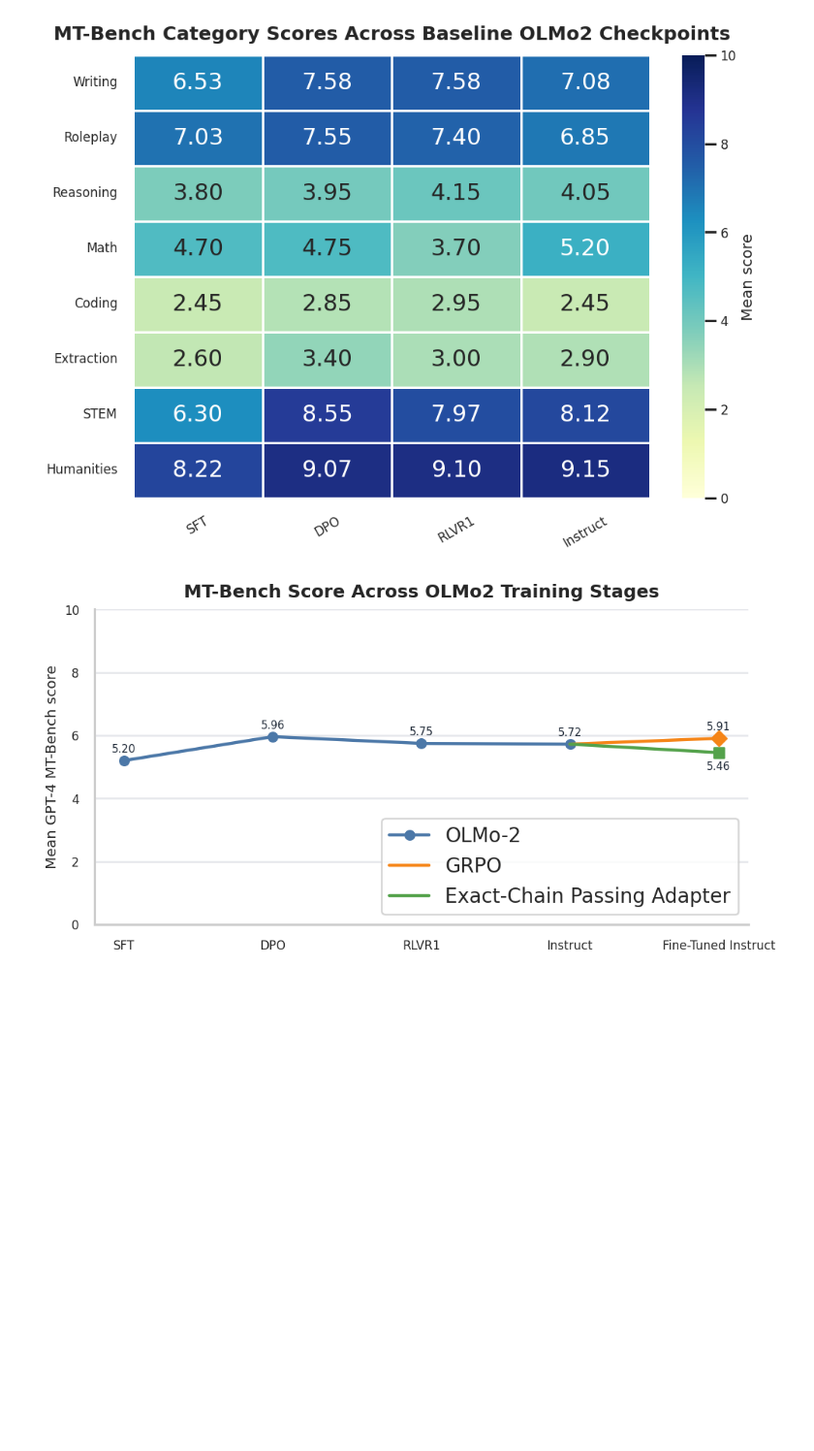
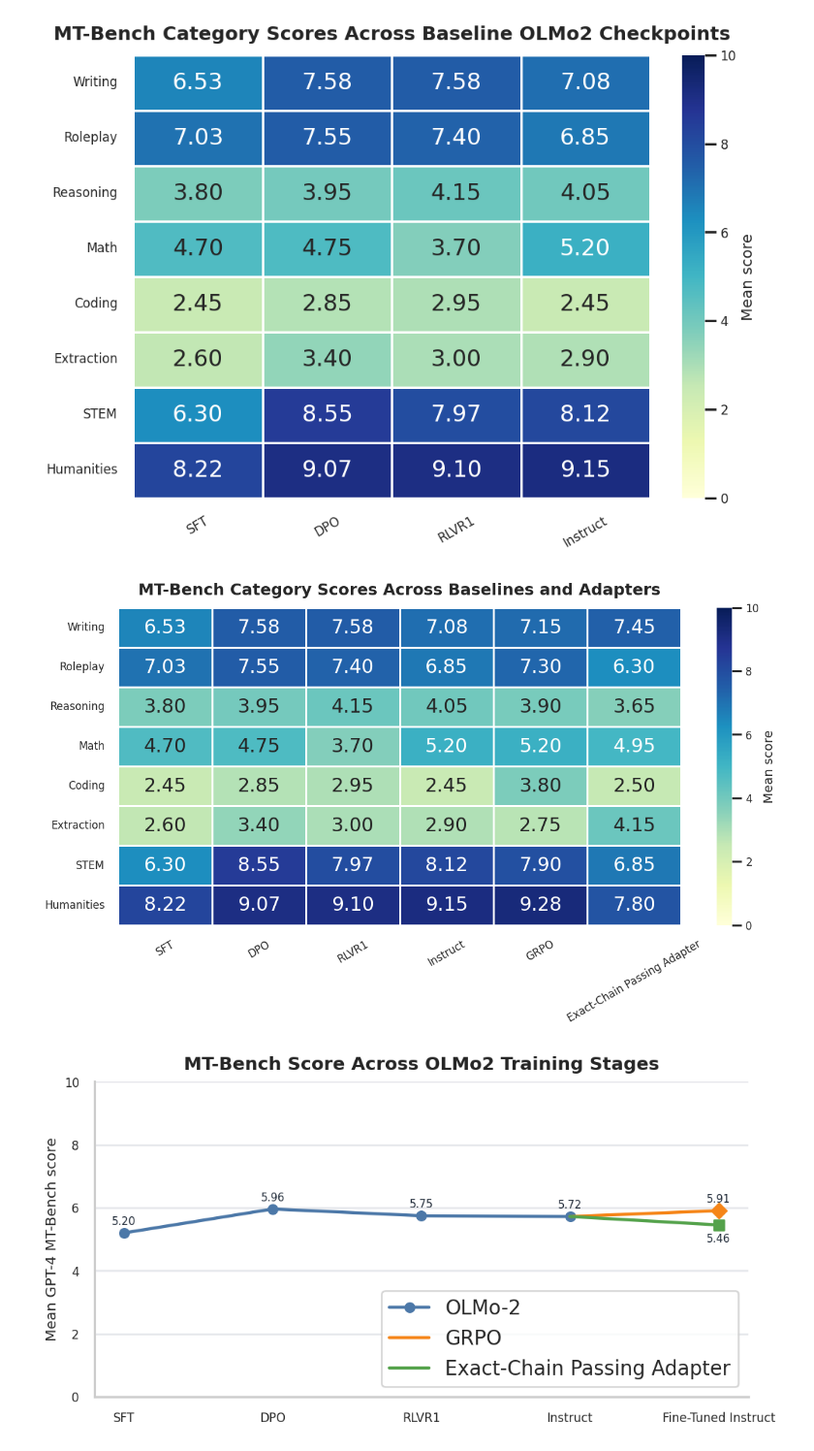
Before and after one commit to AngadK89/robust-auditing, a Jupyter notebook: notebooks/plot_olmo2_mt_bench.ipynb, the cells around one changed output. Shown at 97% size. Cells and saved outputs as stored; diff of their text form; code cells hidden in the pictures; blank space fills up the shorter version.

Commit message:
feat: Updated MT-Bench notebook.

```diff
--- a/notebooks/plot_olmo2_mt_bench.ipynb
+++ b/notebooks/plot_olmo2_mt_bench.ipynb
@@ -51,6 +51,11 @@ BASELINE_MODEL_IDS = [
     "olmo2_1b_rlvr1",
     "olmo2_1b_instruct",
 ]
+EXTENDED_HEATMAP_MODEL_IDS = [
+    *BASELINE_MODEL_IDS,
+    "grpo_10k_ft_leftpad",
+    "passed_harmmean_exact_chain_hhsamples_seed3",
+]
 DISPLAY_MODEL_LABELS = {model_id: MODEL_LABELS.get(model_id, model_id) for model_id in MODEL_ORDER}
 MODEL_COLORS = {
     "olmo2_1b_sft": "#5B8FF9",
@@ -227,6 +232,54 @@ save_image_figure(fig, "mt_bench_baseline_category_heatmap.png")
 plt.show()
 # %% [output]
 [figure]
+# %%
+extended_heatmap_df = category_scores[category_scores["model"].isin(EXTENDED_HEATMAP_MODEL_IDS)].copy()
+missing_extended_category_models = [
+    model_id for model_id in EXTENDED_HEATMAP_MODEL_IDS if model_id not in set(extended_heatmap_df["model"])
+]
+if missing_extended_category_models:
+    raise ValueError(f"Missing extended MT-Bench category scores: {missing_extended_category_models}")
+
+extended_heatmap_df["label"] = extended_heatmap_df["model"].map(lambda model: DISPLAY_MODEL_LABELS.get(model, model))
+extended_heatmap_df["model_order"] = extended_heatmap_df["model"].map(
+    {model: index for index, model in enumerate(EXTENDED_HEATMAP_MODEL_IDS)}
+).fillna(999)
+extended_model_labels = (
+    extended_heatmap_df[["model", "label", "model_order"]]
+    .drop_duplicates()
+    .sort_values(["model_order", "label"])["label"]
+    .tolist()
+)
+extended_category_matrix = (
+    extended_heatmap_df.pivot(index="category", columns="label", values="score")
+    .reindex(index=CATEGORIES, columns=extended_model_labels)
+)
+
+fig_width = max(9.6, 1.05 * len(extended_model_labels) + 4.4)
+fig, ax = plt.subplots(figsize=(fig_width, 6.3))
+sns.heatmap(
+    extended_category_matrix,
+    ax=ax,
+    annot=True,
+    fmt=".2f",
+    cmap="YlGnBu",
+    vmin=0,
+    vmax=10,
+    linewidths=0.8,
+    linecolor="white",
+    cbar_kws={"label": "Mean score"},
+)
+ax.set_title("MT-Bench Category Scores Across Baselines and Adapters", pad=12)
+ax.set_xlabel("")
+ax.set_ylabel("")
+ax.tick_params(axis="x", rotation=30)
+ax.tick_params(axis="y", rotation=0)
+
+fig.tight_layout()
+save_image_figure(fig, "mt_bench_extended_category_heatmap.png")
+plt.show()
+# %% [output]
+[figure, added]
 # %%
 score_lookup = summary["score"].to_dict()
 lineage_rows = build_lineage_plot_rows(score_lookup)
```
Also changed, not shown: parts of 1 cell of this notebook, 5 other files.
